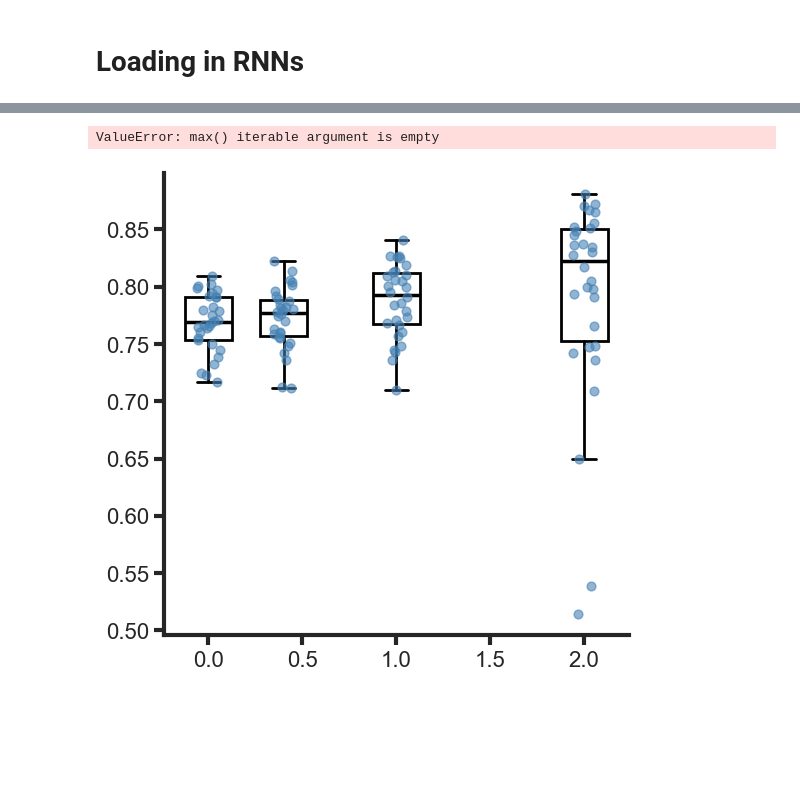
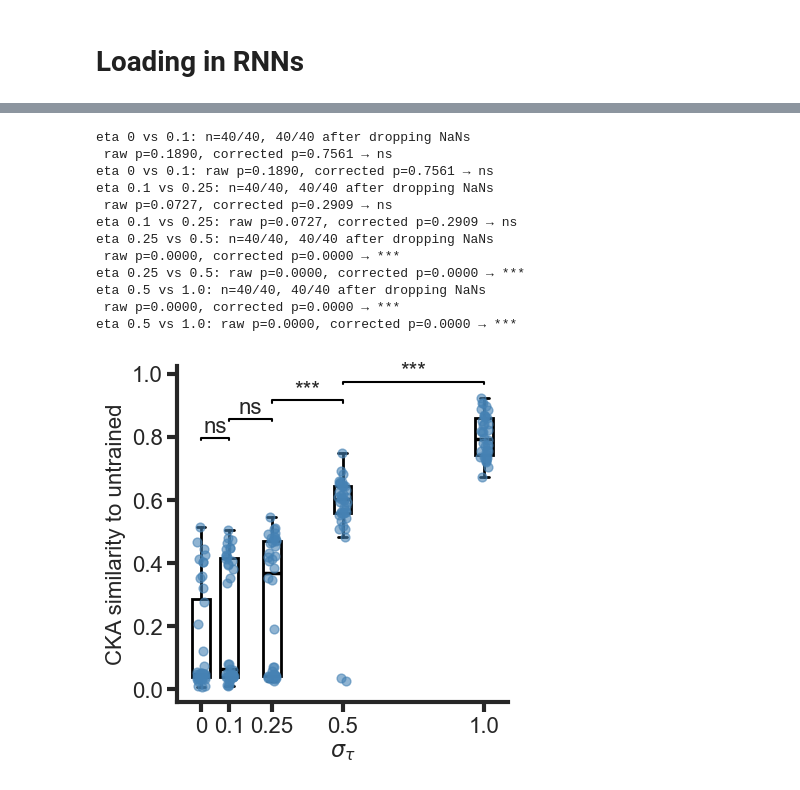
Before and after one commit to aidan-higgs/timescale_RNN, a Jupyter notebook: notebooks/giga_CKA.ipynb, the cells around one changed output, grey strips where cells are left out. Cells and saved outputs as stored; diff of their text form; code cells hidden in the pictures; blank space fills up the shorter version.

```diff
--- a/notebooks/giga_CKA.ipynb
+++ b/notebooks/giga_CKA.ipynb
@@ -155,13 +155,16 @@ CKA value using RBF kernel: 0.9649391302457828
 # Loading in RNNs
 # %%
 results_dir = 'final'
-# results_dir = 'aidan_sigma'
-autocorr = 0.9
-ktau = 1.9
+results_dir = 'aidan_sigma'
+# autocorr = 0.9
+# ktau = 1.9
 zeroint = False
-delay = 0.0
+delay = 2.0
 dist = 'normal'
 etas = [0.0, 0.1, 0.25, 0.5, 1.0]
+
+if results_dir =='final':
+    etas = [0.0, 0.1, 0.25, 0.5]
 sigma = 0.1
 
 # dd[eta][model/run_folder]
@@ -337,12 +340,12 @@ def get_CKA_for_eta(eta_dict, alldata, n_trials, model, device):
 
         fitmodel = model(m["input_size"], m["hidden_size"], m["output_size"],
                 m["dt"], tau_array, m["activation"], m["tau_effect"],
-                m["bias"], m["sigma_in"], m["sigma_re"])#, m["sigma"]) # change this for final vs sigma
+                m["bias"], m["sigma_in"], m["sigma_re"], m["sigma"]) # change this for final vs sigma
         fitmodel.load_state_dict(eta_dict[seed]['best'])
 
         unfitmodel = model(m["input_size"], m["hidden_size"], m["output_size"],
                 m["dt"], tau_array, m["activation"], m["tau_effect"],
-                m["bias"], m["sigma_in"], m["sigma_re"])#, m["sigma"]) # change this for final vs sigma
+                m["bias"], m["sigma_in"], m["sigma_re"], m["sigma"]) # change this for final vs sigma
 
         fitmodel.eval()
         unfitmodel.eval()
@@ -361,8 +364,8 @@ def get_CKA_for_eta(eta_dict, alldata, n_trials, model, device):
                 hidden = fitmodel.init_hidden(batch_size, device)
 
                 # same input to both models, take the hidden trajectory (3rd return)
-                _, _, h  = fitmodel(inputs, hidden, noise=False)#, returnstates=True)   # (B, T, H)
-                _, _, h2 = unfitmodel(inputs, hidden, noise=False)#, returnstates=True) # (B, T, H)
+                _, _, h  = fitmodel(inputs, hidden, noise=False, returnstates=True)   # (B, T, H)
+                _, _, h2 = unfitmodel(inputs, hidden, noise=False, returnstates=True) # (B, T, H)
 
                 # # Inside the loop, after computing h and h2:
                 # h_np  = h.cpu().numpy()[-1, :]   # (H,)
@@ -466,2 +468,0 @@ CKA: 0.793663
-# %%
-allckas = {eta: ckas for eta, ckas in allckas.items() if eta != 1.0}
@@ -468,11 +557,11 @@ allckas = {eta: ckas for eta, ckas in allckas.items() if eta != 1.0}
 # %%
 from scipy.stats import mannwhitneyu
 
-fig, ax = plt.subplots(figsize=(6, 6))
+fig, ax = plt.subplots(figsize=(4.5, 4.5))
 
 data = [allckas[eta] for eta in etas]
-labels = [0, 0.1, 0.25, 0.5]#, 1.0]
-pos = [0, 0.4, 1.0, 2.0]#, 4.0]
+labels = [0, 0.1, 0.25, 0.5, 1.0]
+pos = [0, 0.4, 1.0, 2.0, 4.0]
 widths = 0.15 # relative to pos spacing — tune as needed
 
 rng = np.random.default_rng(0)
@@ -510,33 +599,46 @@ for i in range(n_comparisons):
     p1, p2 = pos[i], pos[i+1]
 
     d1 = np.array(data[i])
     d2 = np.array(data[i+1])
 
     d1_clean = d1[~np.isnan(d1)]
     d2_clean = d2[~np.isnan(d2)]
 
     print(f"eta {labels[i]} vs {labels[i+1]}: n={len(d1_clean)}/{len(d1)}, {len(d2_clean)}/{len(d2)} after dropping NaNs")
 
     _, p_val = mannwhitneyu(d1_clean, d2_clean, alternative='two-sided')
     p_corrected = min(p_val * n_comparisons, 1.0)
     label = significance_label(p_corrected)
     print(f" raw p={p_val:.4f}, corrected p={p_corrected:.4f} → {label}")
     label = significance_label(p_corrected)
     print(f"eta {labels[i]} vs {labels[i+1]}: raw p={p_val:.4f}, corrected p={p_corrected:.4f} → {label}")
 
     bar_y = y_max + bar_gap * (i + 1)
-    ax.plot([p1, p1, p2, p2], [bar_y - bar_gap*0.2, bar_y, bar_y, bar_y - bar_gap*0.2],
+    bar_y = bar_y*0.8
+    ax.plot([p1, p1, p2, p2], [bar_y - bar_gap*0.1, bar_y, bar_y, bar_y - bar_gap*0.1],
             color='black', linewidth=1.5)
     ax.text((p1 + p2) / 2, bar_y + bar_gap * 0.05, label,
             ha='center', va='bottom')
 
 ax.set_xticks(pos)
 ax.set_xticklabels(labels)
 ax.set_ylabel('CKA similarity to untrained')
+# ax.set_ylim(0,1)
 ax.set_xlabel(r'$\sigma_{\tau}$')
 
 plt.tight_layout()
 plt.show()
 # %% [output]
-ValueError: max() iterable argument is empty
+eta 0 vs 0.1: n=40/40, 40/40 after dropping NaNs
+ raw p=0.1890, corrected p=0.7561 → ns
+eta 0 vs 0.1: raw p=0.1890, corrected p=0.7561 → ns
+eta 0.1 vs 0.25: n=40/40, 40/40 after dropping NaNs
+ raw p=0.0727, corrected p=0.2909 → ns
+eta 0.1 vs 0.25: raw p=0.0727, corrected p=0.2909 → ns
+eta 0.25 vs 0.5: n=40/40, 40/40 after dropping NaNs
+ raw p=0.0000, corrected p=0.0000 → ***
+eta 0.25 vs 0.5: raw p=0.0000, corrected p=0.0000 → ***
+eta 0.5 vs 1.0: n=40/40, 40/40 after dropping NaNs
+ raw p=0.0000, corrected p=0.0000 → ***
+eta 0.5 vs 1.0: raw p=0.0000, corrected p=0.0000 → ***
-[figure, old version]
+[figure, new version]
```
Also changed, not shown: parts of 6 cells of this notebook, 12 other files.
